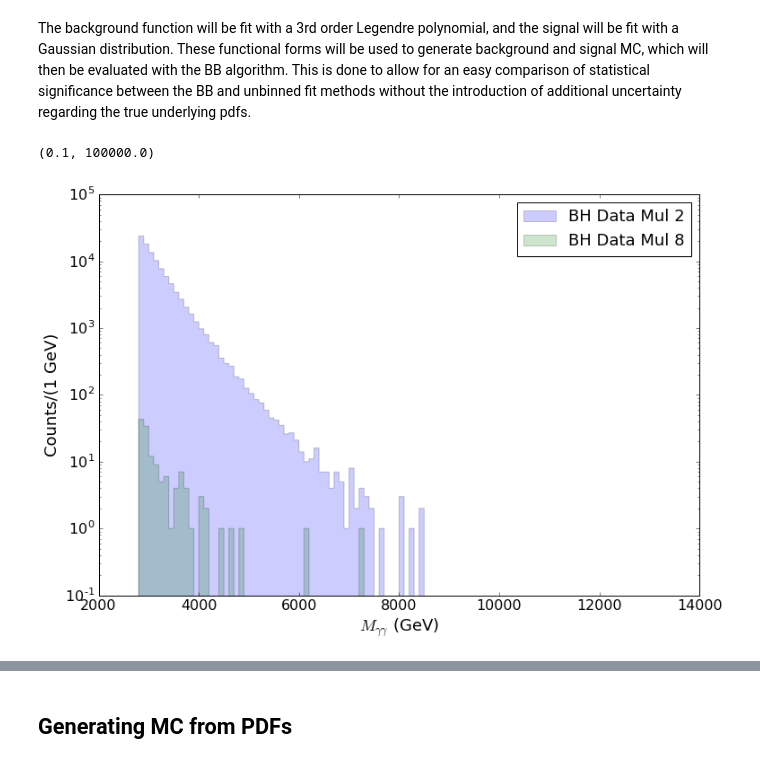
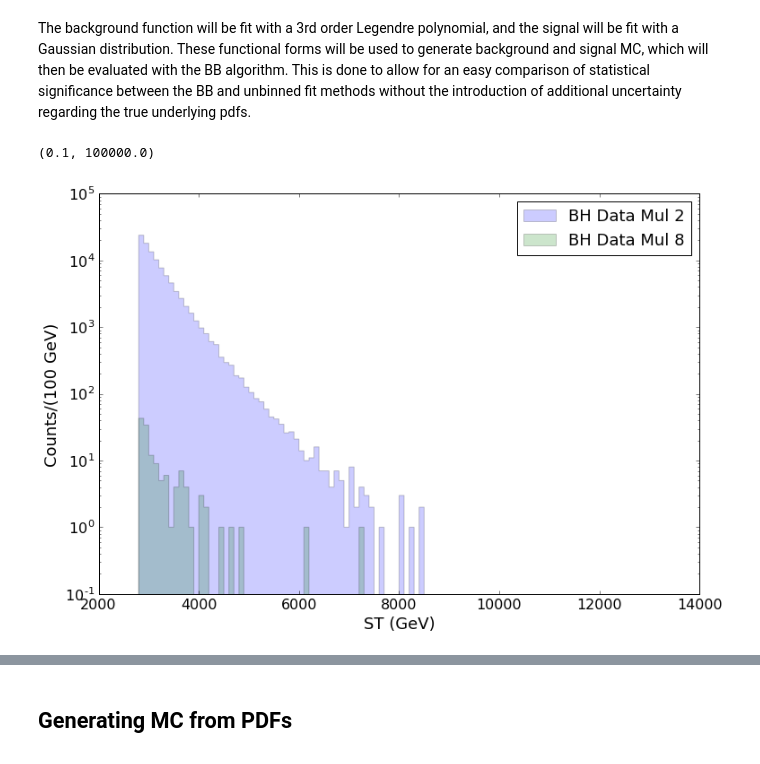
Before and after one commit to pollackscience/BayesianBlocks, a Jupyter notebook: bb/hep/bh_writeup.ipynb, the cells around one changed output, grey strips where cells are left out. Cells and saved outputs as stored; diff of their text form; code cells hidden in the pictures.

```diff
--- a/bb/hep/bh_writeup.ipynb
+++ b/bb/hep/bh_writeup.ipynb
@@ -43,15 +44,15 @@ The background function will be fit with a 3rd order Legendre polynomial, and th
 # %%
 ax = plt.subplot()
 ax.hist(data_bg_mul2, bins = 102, stacked=True, alpha=0.2, histtype='stepfilled', label='BH Data Mul 2', range=xlimits)
 ax.hist(data_bg_mul8, bins = 102, stacked=True, alpha=0.2, histtype='stepfilled', label='BH Data Mul 8', range=xlimits)
 plt.legend()
-plt.ylabel('Counts/(1 GeV)')
-plt.xlabel('$M_{\gamma\gamma}$ (GeV)')
+plt.ylabel('Counts/(100 GeV)')
+plt.xlabel('ST (GeV)')
 ax.set_yscale("log", nonposy='clip')
 ax.set_ylim(ymin=0.1)
 # %% [output]
 (0.1, 100000.0)
-[figure, old version]
+[figure, new version]
 # %%
 bg_model = ff.Model(bh_tools.bg_pdf, ['alpha', 'beta', 'gamma'])
 bg_model.set_bounds([(-200, 200), (-100, 100), (-100,100)])
```
Also changed, not shown: parts of 34 cells of this notebook, 1 other file.
